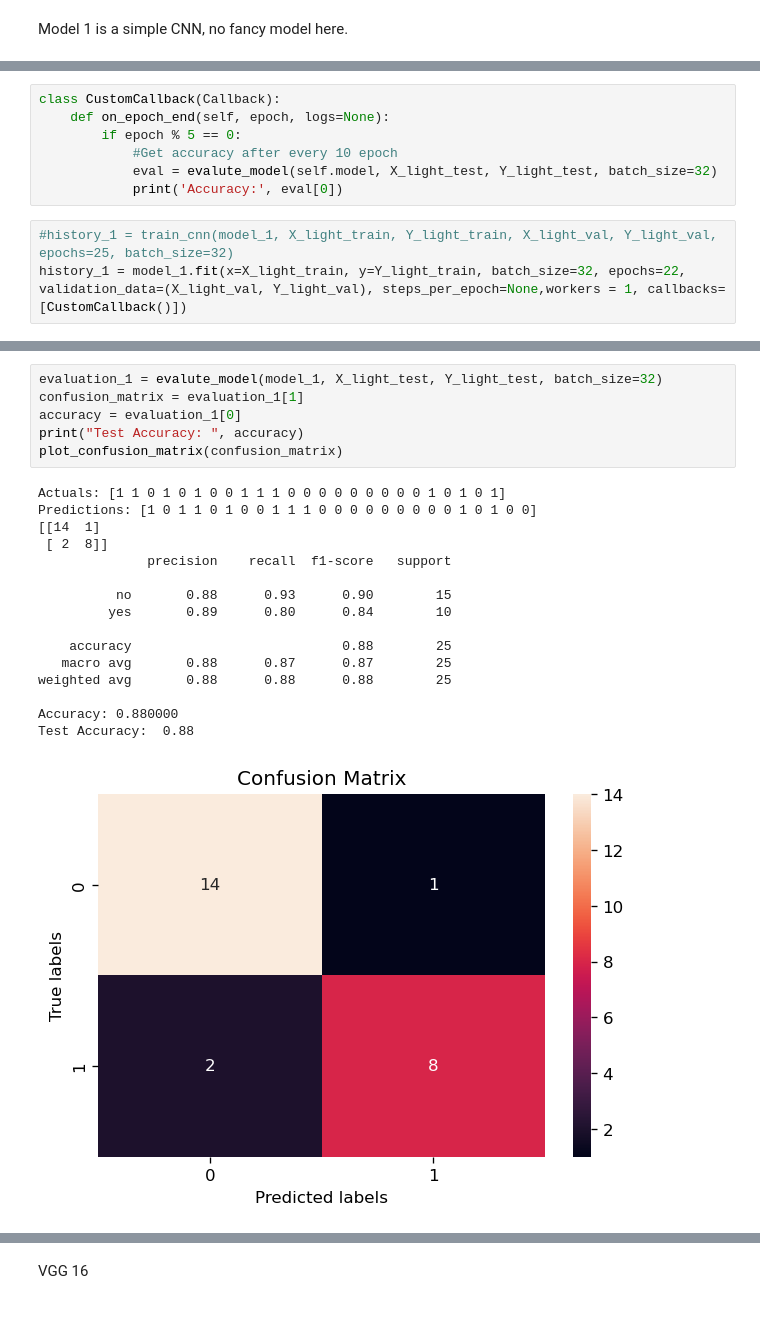
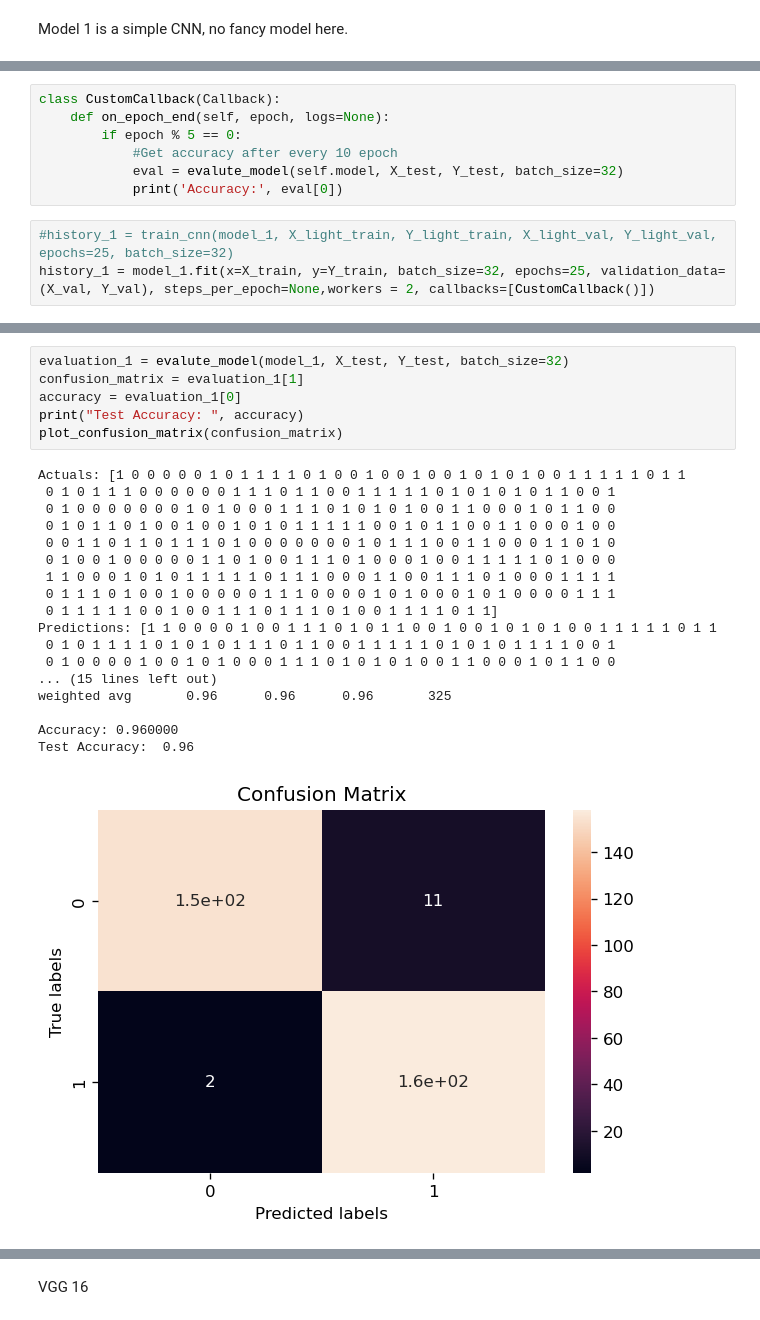
Before and after one commit to andrewharrop/Advanced-AI-Thesis, a Jupyter notebook: main.ipynb, the cells around one changed output, grey strips where cells are left out. Cells and saved outputs as stored; diff of their text form.

```diff
--- a/main.ipynb
+++ b/main.ipynb
@@ -186,9 +186,9 @@ class CustomCallback(Callback):
     def on_epoch_end(self, epoch, logs=None):
         if epoch % 5 == 0:
             #Get accuracy after every 10 epoch
-            eval = evalute_model(self.model, X_light_test, Y_light_test, batch_size=32)
+            eval = evalute_model(self.model, X_test, Y_test, batch_size=32)
             print('Accuracy:', eval[0])
 # %%
 #history_1 = train_cnn(model_1, X_light_train, Y_light_train, X_light_val, Y_light_val, epochs=25, batch_size=32)
-history_1 = model_1.fit(x=X_light_train, y=Y_light_train, batch_size=32, epochs=22, validation_data=(X_light_val, Y_light_val), steps_per_epoch=None,workers = 1, callbacks=[CustomCallback()])
+history_1 = model_1.fit(x=X_train, y=Y_train, batch_size=32, epochs=25, validation_data=(X_val, Y_val), steps_per_epoch=None,workers = 2, callbacks=[CustomCallback()])
 # %% [output]
@@ -216,23 +216,25 @@ plot_history(history_1)
 # %%
-evaluation_1 = evalute_model(model_1, X_light_test, Y_light_test, batch_size=32)
+evaluation_1 = evalute_model(model_1, X_test, Y_test, batch_size=32)
 confusion_matrix = evaluation_1[1]
 accuracy = evaluation_1[0]
 print("Test Accuracy: ", accuracy)
 plot_confusion_matrix(confusion_matrix)
 # %% [output]
-Actuals: [1 1 0 1 0 1 0 0 1 1 1 0 0 0 0 0 0 0 0 0 1 0 1 0 1]
-Predictions: [1 0 1 1 0 1 0 0 1 1 1 0 0 0 0 0 0 0 0 0 1 0 1 0 0]
-[[14  1]
- [ 2  8]]
-              precision    recall  f1-score   support
+Actuals: [1 0 0 0 0 0 1 0 1 1 1 1 0 1 0 0 1 0 0 1 0 0 1 0 1 0 1 0 0 1 1 1 1 1 0 1 1
+ 0 1 0 1 1 1 0 0 0 0 0 0 1 1 1 0 1 1 0 0 1 1 1 1 1 0 1 0 1 0 1 0 1 1 0 0 1
+ 0 1 0 0 0 0 0 0 0 1 0 1 0 0 0 1 1 1 0 1 0 1 0 1 0 0 1 1 0 0 0 1 0 1 1 0 0
+ 0 1 0 1 1 0 1 0 0 1 0 0 1 0 1 0 1 1 1 1 1 0 0 1 0 1 1 0 0 1 1 0 0 0 1 0 0
+ 0 0 1 1 0 1 1 0 1 1 1 0 1 0 0 0 0 0 0 0 1 0 1 1 1 0 0 1 1 0 0 0 1 1 0 1 0
+ 0 1 0 0 1 0 0 0 0 0 1 1 0 1 0 0 1 1 1 0 1 0 0 0 1 0 0 1 1 1 1 1 0 1 0 0 0
+ 1 1 0 0 0 1 0 1 0 1 1 1 1 1 0 1 1 1 0 0 0 1 1 0 0 1 1 1 0 1 0 0 0 1 1 1 1
+ 0 1 1 1 0 1 0 0 1 0 0 0 0 0 1 1 1 0 0 0 0 1 0 1 0 0 0 1 0 1 0 0 0 0 1 1 1
+ 0 1 1 1 1 1 0 0 1 0 0 1 1 1 0 1 1 1 0 1 0 0 1 1 1 1 0 1 1]
+Predictions: [1 1 0 0 0 0 1 0 0 1 1 1 0 1 0 1 1 0 0 1 0 0 1 0 1 0 1 0 0 1 1 1 1 1 0 1 1
+ 0 1 0 1 1 1 1 0 1 0 1 0 1 1 1 0 1 1 0 0 1 1 1 1 1 0 1 0 1 0 1 1 1 1 0 0 1
+ 0 1 0 0 0 0 1 0 0 1 0 1 0 0 0 1 1 1 0 1 0 1 0 1 0 0 1 1 0 0 0 1 0 1 1 0 0
+... (15 lines left out)
+weighted avg       0.96      0.96      0.96       325
 
-          no       0.88      0.93      0.90        15
-         yes       0.89      0.80      0.84        10
-
-    accuracy                           0.88        25
-   macro avg       0.88      0.87      0.87        25
-weighted avg       0.88      0.88      0.88        25
-
-Accuracy: 0.880000
-Test Accuracy:  0.88
+Accuracy: 0.960000
+Test Accuracy:  0.96
-[figure, old version]
+[figure, new version]
```
Also changed, not shown: parts of 4 cells of this notebook, 3 other files.
